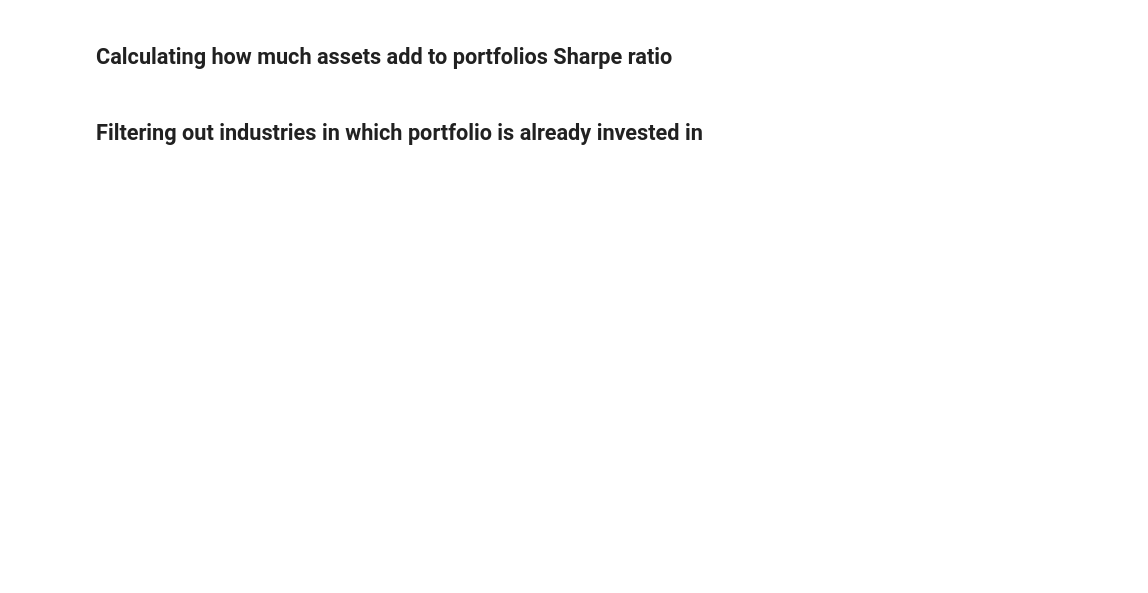
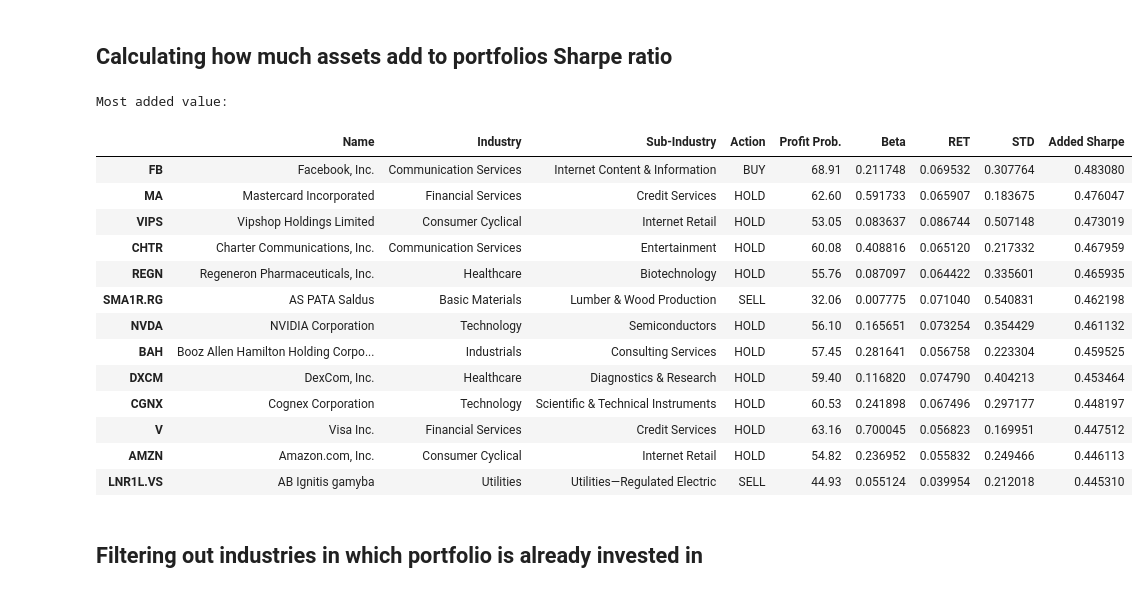
Before and after one commit to Narusi/My-Projects, a Jupyter notebook: RevolutPortfolioNewAssets.ipynb, the cells around one changed output. Cells and saved outputs as stored; diff of their text form; code cells hidden in the pictures; blank space fills up the shorter version.

```diff
--- a/RevolutPortfolioNewAssets.ipynb
+++ b/RevolutPortfolioNewAssets.ipynb
@@ -1138,18 +1308,35 @@ profiles.groupby(['Industry','Sub-Industry'])['Beta'].count()
 # %%
 profiles['Added Sharpe'] = 0.0
 
 portfolioSharpe = mret[portfolio].mean(axis=1).mean()/mret[portfolio].mean(axis=1).std()
 
 for n in profiles.index:
     t = portfolio[:]
     t.append(n)
     mu = profiles.loc[t,'RET'].mean()
     sigma = mret[t].mean(axis=1).std()
     profiles.loc[n, 'Added Sharpe'] = mu/sigma - portfolioSharpe
 
 print('Most added value:')
 profiles = profiles.sort_values(by='Added Sharpe', ascending=False)
+profiles.to_csv('Company profiles.csv')
 profiles[profiles['Added Sharpe'] > profiles['Added Sharpe'].quantile(0.95)]
+# %% [output]
+Most added value:
+|  | Name | Industry | Sub-Industry | Action | Profit Prob. | Beta | RET | STD | Added Sharpe |
+| FB | Facebook, Inc. | Communication Services | Internet Content & Information | BUY | 68.91 | 0.211748 | 0.069532 | 0.307764 | 0.483080 |
+| MA | Mastercard Incorporated | Financial Services | Credit Services | HOLD | 62.60 | 0.591733 | 0.065907 | 0.183675 | 0.476047 |
+| VIPS | Vipshop Holdings Limited | Consumer Cyclical | Internet Retail | HOLD | 53.05 | 0.083637 | 0.086744 | 0.507148 | 0.473019 |
+| CHTR | Charter Communications, Inc. | Communication Services | Entertainment | HOLD | 60.08 | 0.408816 | 0.065120 | 0.217332 | 0.467959 |
+| REGN | Regeneron Pharmaceuticals, Inc. | Healthcare | Biotechnology | HOLD | 55.76 | 0.087097 | 0.064422 | 0.335601 | 0.465935 |
+| SMA1R.RG | AS PATA Saldus | Basic Materials | Lumber & Wood Production | SELL | 32.06 | 0.007775 | 0.071040 | 0.540831 | 0.462198 |
+| NVDA | NVIDIA Corporation | Technology | Semiconductors | HOLD | 56.10 | 0.165651 | 0.073254 | 0.354429 | 0.461132 |
+| BAH | Booz Allen Hamilton Holding Corpo... | Industrials | Consulting Services | HOLD | 57.45 | 0.281641 | 0.056758 | 0.223304 | 0.459525 |
+| DXCM | DexCom, Inc. | Healthcare | Diagnostics & Research | HOLD | 59.40 | 0.116820 | 0.074790 | 0.404213 | 0.453464 |
+| CGNX | Cognex Corporation | Technology | Scientific & Technical Instruments | HOLD | 60.53 | 0.241898 | 0.067496 | 0.297177 | 0.448197 |
+| V | Visa Inc. | Financial Services | Credit Services | HOLD | 63.16 | 0.700045 | 0.056823 | 0.169951 | 0.447512 |
+| AMZN | Amazon.com, Inc. | Consumer Cyclical | Internet Retail | HOLD | 54.82 | 0.236952 | 0.055832 | 0.249466 | 0.446113 |
+| LNR1L.VS | AB Ignitis gamyba | Utilities | Utilities—Regulated Electric | SELL | 44.93 | 0.055124 | 0.039954 | 0.212018 | 0.445310 |
 # %% [markdown]
 ## Filtering out industries in which portfolio is already invested in
 # %%
```
Also changed, not shown: parts of 28 cells of this notebook.
